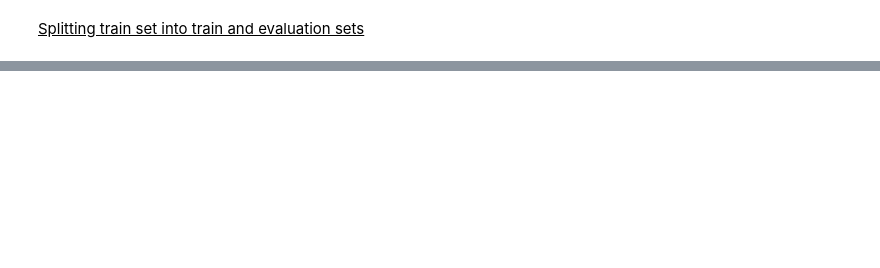
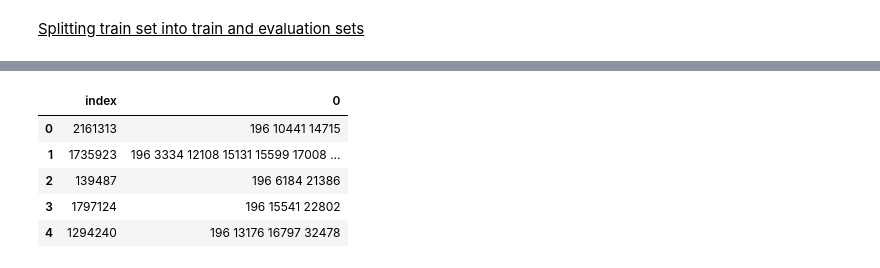
Before and after one commit to MelanVijayaratnam/Kaggle-nb, a Jupyter notebook: Instacart/Instacart.ipynb, the cells around one changed output, grey strips where cells are left out. Saved outputs shown, nothing was run; the diff lists cells and outputs as text; code cells hidden in the pictures; blank space fills up the shorter version.

```diff
--- a/Instacart/Instacart.ipynb
+++ b/Instacart/Instacart.ipynb
@@ -900,0 +1010,18 @@ X_train, X_eval, y_train, y_eval = train_test_split(train[])
+# %%
+product_bag = dict()
+
+for row in test_df.itertuples():
+    if row.reordered > 0.21:
+        # Cutoff for labeling product as positive
+        try:
+            # add a space if already one product
+            product_bag[row.order_id] += ' ' + str(row.product_id)
+        except:
+            # 1st product
+            product_bag[row.order_id] = str(row.product_id)
+# %%
+for order in test_df.order_id:
+    if order not in product_bag:
+        product_bag[order] = 'None'
+# %%
+submit = pd.DataFrame.from_dict(product_bag, orient='index')
@@ -900,0 +1037,11 @@ X_train, X_eval, y_train, y_eval = train_test_split(train[])
+# %%
+submit.reset_index(inplace=True)
+# %%
+submit.head()
+# %% [output]
+|  | index | 0 |
+| 0 | 2161313 | 196 10441 14715 |
+| 1 | 1735923 | 196 3334 12108 15131 15599 17008 ... |
+| 2 | 139487 | 196 6184 21386 |
+| 3 | 1797124 | 196 15541 22802 |
+| 4 | 1294240 | 196 13176 16797 32478 |
```
Also changed, not shown: parts of 23 cells of this notebook.
